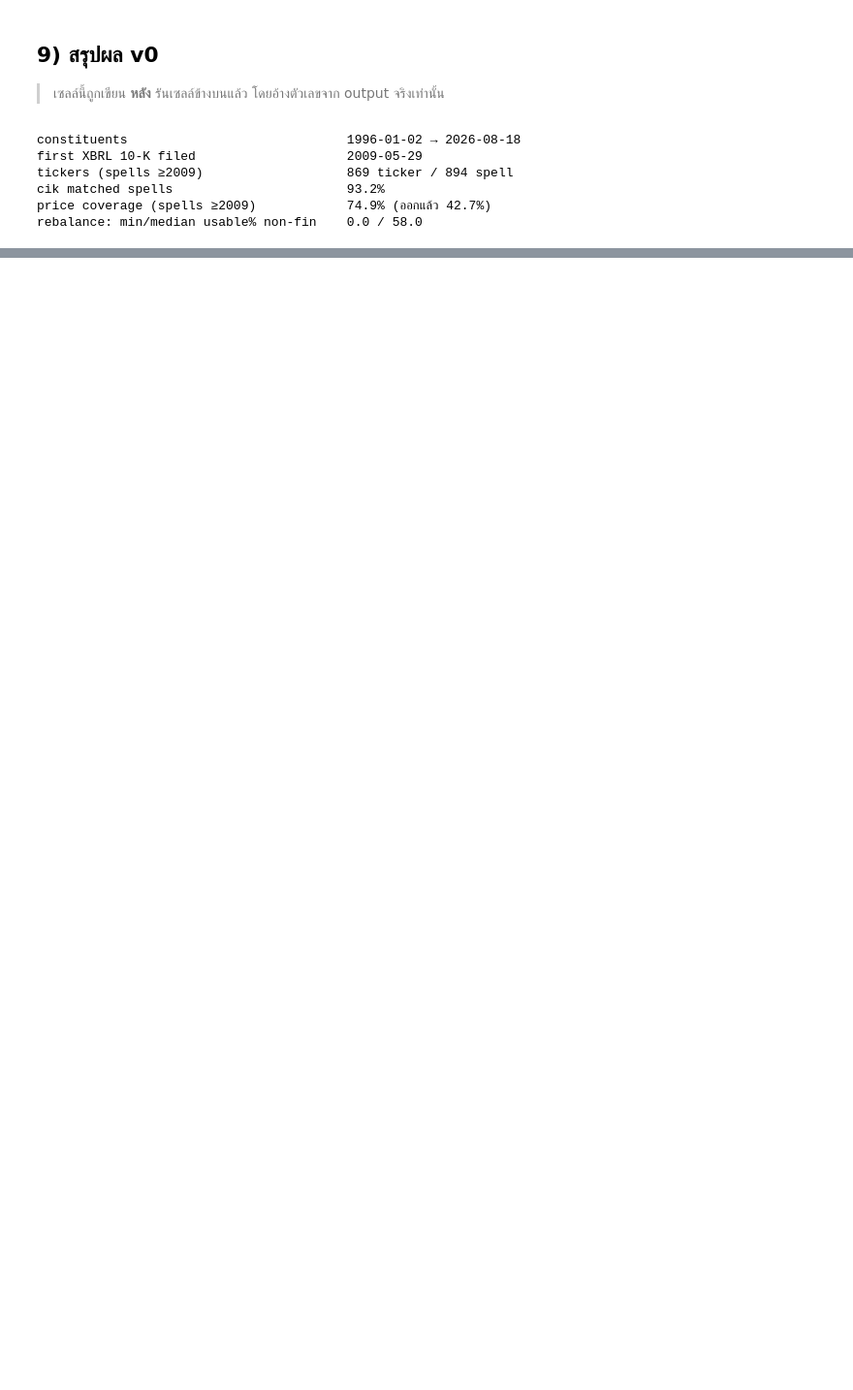
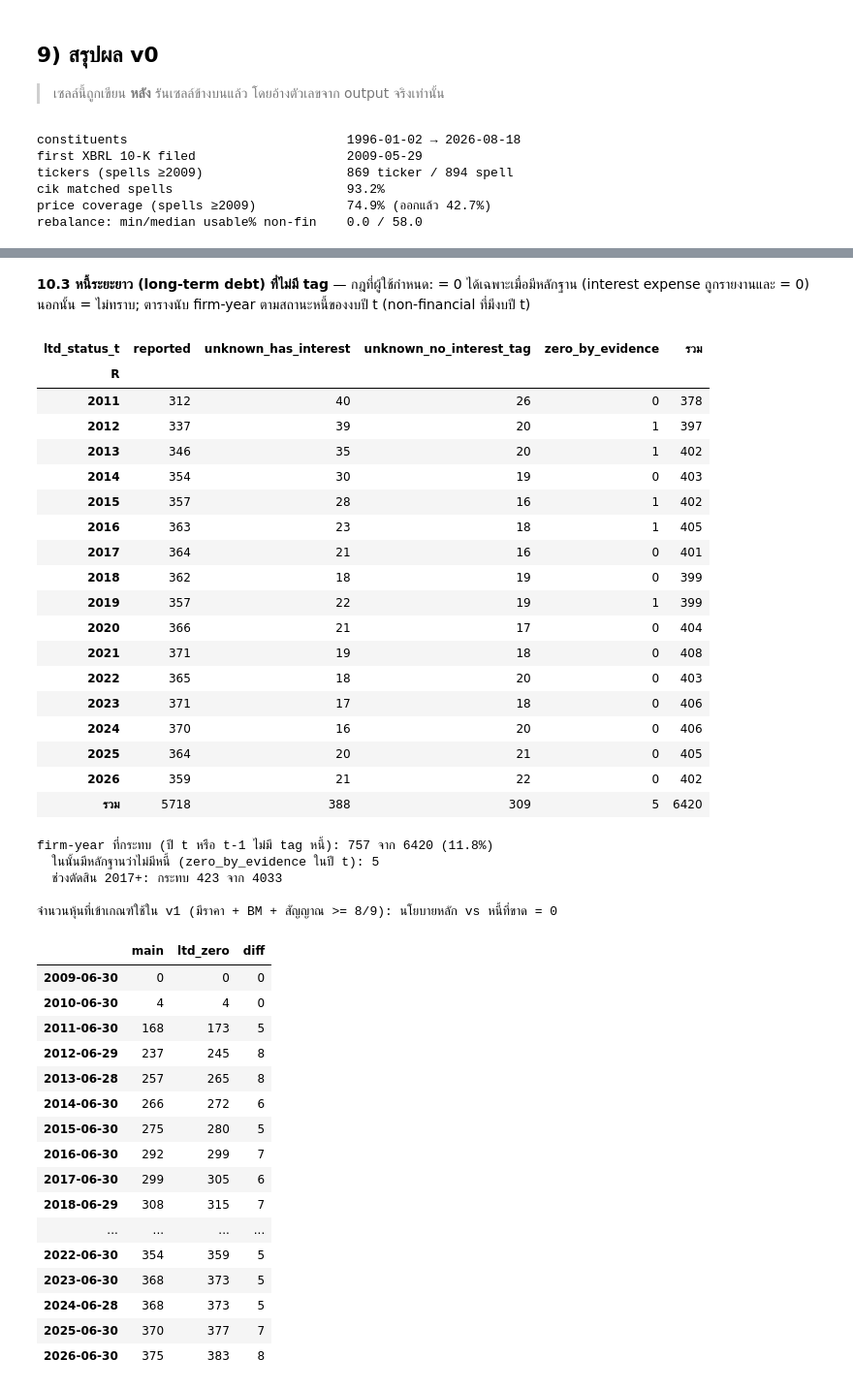
Before and after one commit to shitahito6677/SNP, a Jupyter notebook: model_A/notebooks/v0_data_audit.ipynb, the cells around one changed output, grey strips where cells are left out. Shown at 97% size. Drawn from its saved outputs; the diff is of its cells as text; code cells hidden in the pictures; blank space fills up the shorter version.

```diff
--- a/model_A/notebooks/v0_data_audit.ipynb
+++ b/model_A/notebooks/v0_data_audit.ipynb
@@ -650,0 +738,58 @@ rebalance: min/median usable% non-fin    0.0 / 58.0
+# %% [markdown]
+**10.3 หนี้ระยะยาว (long-term debt) ที่ไม่มี tag** — กฎที่ผู้ใช้กำหนด: = 0 ได้เฉพาะเมื่อมีหลักฐาน (interest expense ถูกรายงานและ = 0)
+นอกนั้น = ไม่ทราบ; ตารางนับ firm-year ตามสถานะหนี้ของงบปี t (non-financial ที่มีงบปี t)
+# %%
+h = nf[nf.has_fy_t & (nf.R >= "2011-01-01")]
+ct_ = pd.crosstab(h.R.dt.year, h.ltd_status_t, margins=True, margins_name="รวม")
+display(ct_)
+aff = h[(h.ltd_status_t != "reported") | (h.ltd_status_t1 != "reported")]
+print(f"firm-year ที่กระทบ (ปี t หรือ t-1 ไม่มี tag หนี้): {len(aff)} จาก {len(h)} ({len(aff)/len(h):.1%})")
+print(f"  ในนั้นมีหลักฐานว่าไม่มีหนี้ (zero_by_evidence ในปี t): {int((h.ltd_status_t=='zero_by_evidence').sum())}")
+print(f"  ช่วงตัดสิน 2017+: กระทบ {int((aff.R >= '2017-01-01').sum())} จาก {int((h.R >= '2017-01-01').sum())}")
+elig = nf.assign(main=nf.has_price_R & nf.bm_complete & (nf.n_sig_evidence >= fscore.MIN_AVAILABLE),
+                 ltd_zero=nf.has_price_R & nf.bm_complete & (nf.n_sig_zero >= fscore.MIN_AVAILABLE))
+e = elig.groupby("R")[["main","ltd_zero"]].sum(); e["diff"] = e.ltd_zero - e.main; e.index = e.index.date
+print("\nจำนวนหุ้นที่เข้าเกณฑ์ใช้ใน v1 (มีราคา + BM + สัญญาณ >= 8/9): นโยบายหลัก vs หนี้ที่ขาด = 0")
+display(e)
+# %% [output]
+| ltd_status_t | reported | unknown_has_interest | unknown_no_interest_tag | zero_by_evidence | รวม |
+| R |  |  |  |  |  |
+| 2011 | 312 | 40 | 26 | 0 | 378 |
+| 2012 | 337 | 39 | 20 | 1 | 397 |
+| 2013 | 346 | 35 | 20 | 1 | 402 |
+| 2014 | 354 | 30 | 19 | 0 | 403 |
+| 2015 | 357 | 28 | 16 | 1 | 402 |
+| 2016 | 363 | 23 | 18 | 1 | 405 |
+| 2017 | 364 | 21 | 16 | 0 | 401 |
+| 2018 | 362 | 18 | 19 | 0 | 399 |
+| 2019 | 357 | 22 | 19 | 1 | 399 |
+| 2020 | 366 | 21 | 17 | 0 | 404 |
+| 2021 | 371 | 19 | 18 | 0 | 408 |
+| 2022 | 365 | 18 | 20 | 0 | 403 |
+| 2023 | 371 | 17 | 18 | 0 | 406 |
+| 2024 | 370 | 16 | 20 | 0 | 406 |
+| 2025 | 364 | 20 | 21 | 0 | 405 |
+| 2026 | 359 | 21 | 22 | 0 | 402 |
+| รวม | 5718 | 388 | 309 | 5 | 6420 |
+firm-year ที่กระทบ (ปี t หรือ t-1 ไม่มี tag หนี้): 757 จาก 6420 (11.8%)
+  ในนั้นมีหลักฐานว่าไม่มีหนี้ (zero_by_evidence ในปี t): 5
+  ช่วงตัดสิน 2017+: กระทบ 423 จาก 4033
+
+จำนวนหุ้นที่เข้าเกณฑ์ใช้ใน v1 (มีราคา + BM + สัญญาณ >= 8/9): นโยบายหลัก vs หนี้ที่ขาด = 0
+|  | main | ltd_zero | diff |
+| 2009-06-30 | 0 | 0 | 0 |
+| 2010-06-30 | 4 | 4 | 0 |
+| 2011-06-30 | 168 | 173 | 5 |
+| 2012-06-29 | 237 | 245 | 8 |
+| 2013-06-28 | 257 | 265 | 8 |
+| 2014-06-30 | 266 | 272 | 6 |
+| 2015-06-30 | 275 | 280 | 5 |
+| 2016-06-30 | 292 | 299 | 7 |
+| 2017-06-30 | 299 | 305 | 6 |
+| 2018-06-29 | 308 | 315 | 7 |
+| ... | ... | ... | ... |
+| 2022-06-30 | 354 | 359 | 5 |
+| 2023-06-30 | 368 | 373 | 5 |
+| 2024-06-28 | 368 | 373 | 5 |
+| 2025-06-30 | 370 | 377 | 7 |
+| 2026-06-30 | 375 | 383 | 8 |
```
Also changed, not shown: parts of 17 cells of this notebook, 8 other files.
